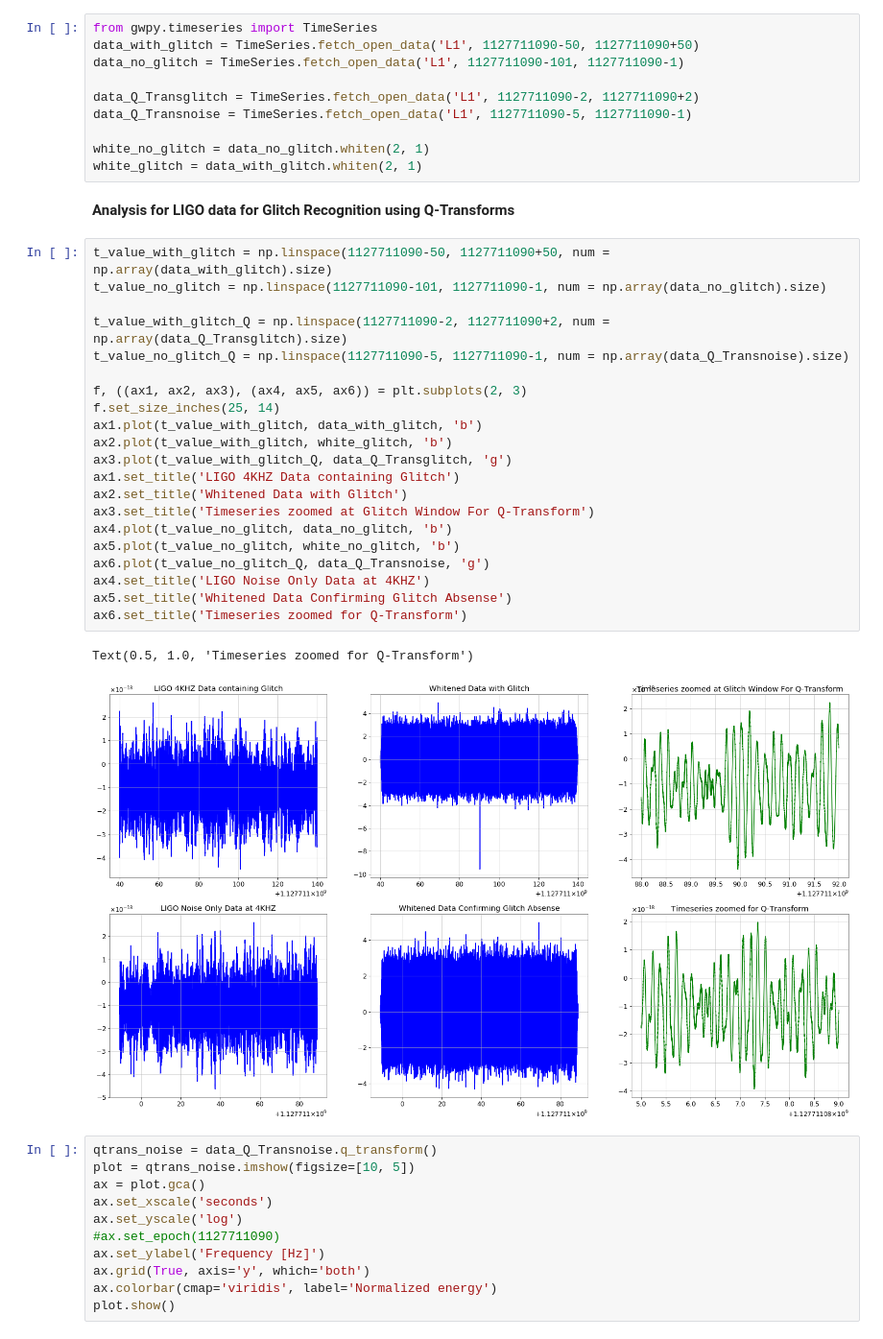
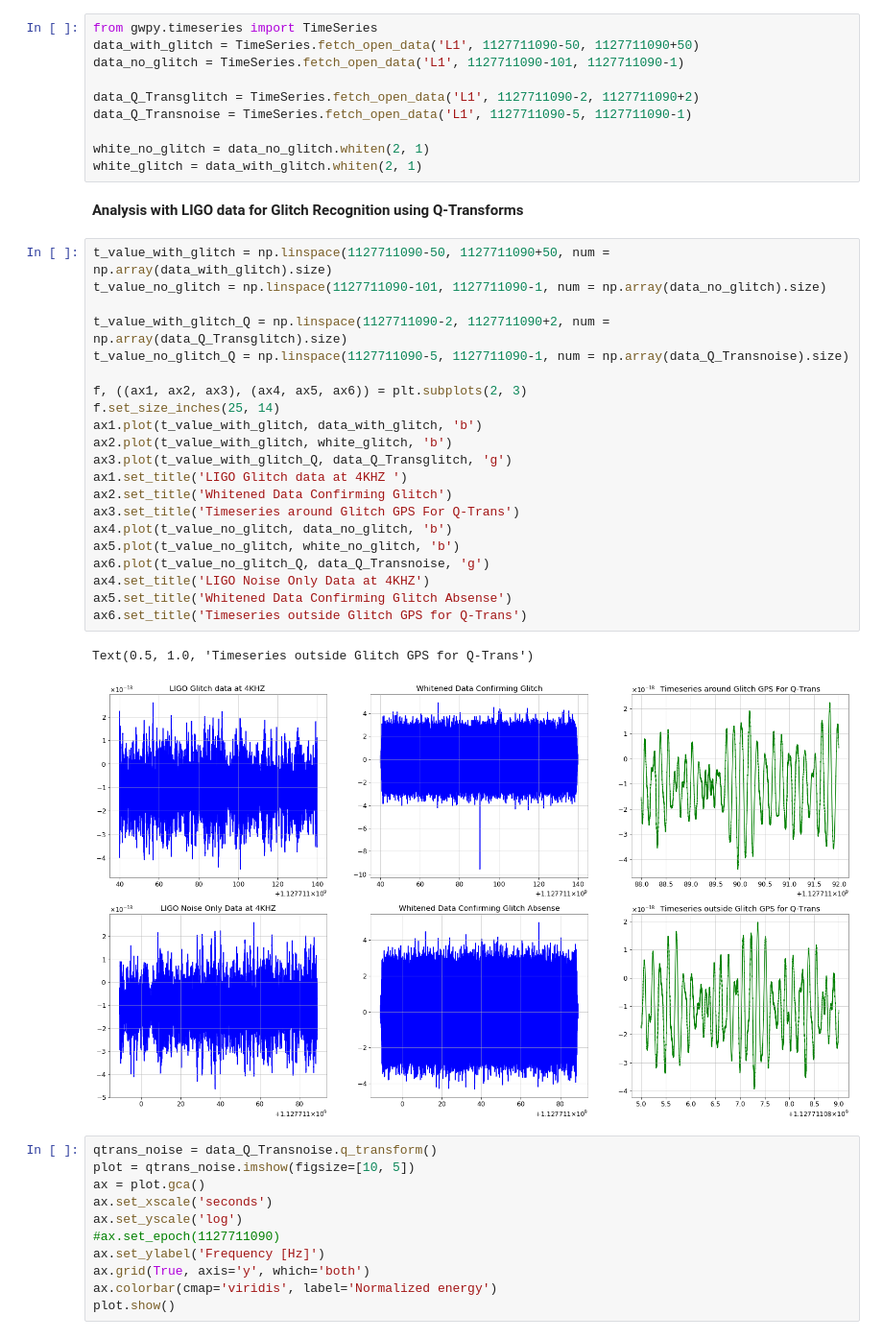
Before and after one commit to SGRGit/gwOsc, a Jupyter notebook: DataPrepBlipGlitches.ipynb, the cells around one changed output. Shown at 96% size. Drawn from its saved outputs; the diff is of its cells as text.

```diff
--- a/DataPrepBlipGlitches.ipynb
+++ b/DataPrepBlipGlitches.ipynb
@@ -52,31 +56,31 @@ data_Q_Transnoise = TimeSeries.fetch_open_data('L1', 1127711090-5, 1127711090-1)
 white_no_glitch = data_no_glitch.whiten(2, 1)
 white_glitch = data_with_glitch.whiten(2, 1)
 # %% [markdown]
-**Analysis for LIGO data for Glitch Recognition using Q-Transforms**
+**Analysis with LIGO data for Glitch Recognition using Q-Transforms**
 # %%
 t_value_with_glitch = np.linspace(1127711090-50, 1127711090+50, num = np.array(data_with_glitch).size)
 t_value_no_glitch = np.linspace(1127711090-101, 1127711090-1, num = np.array(data_no_glitch).size)
 
 t_value_with_glitch_Q = np.linspace(1127711090-2, 1127711090+2, num = np.array(data_Q_Transglitch).size)
 t_value_no_glitch_Q = np.linspace(1127711090-5, 1127711090-1, num = np.array(data_Q_Transnoise).size)
 
 f, ((ax1, ax2, ax3), (ax4, ax5, ax6)) = plt.subplots(2, 3)
 f.set_size_inches(25, 14)
 ax1.plot(t_value_with_glitch, data_with_glitch, 'b')
 ax2.plot(t_value_with_glitch, white_glitch, 'b')
 ax3.plot(t_value_with_glitch_Q, data_Q_Transglitch, 'g')
-ax1.set_title('LIGO 4KHZ Data containing Glitch')
-ax2.set_title('Whitened Data with Glitch')
-ax3.set_title('Timeseries zoomed at Glitch Window For Q-Transform')
+ax1.set_title('LIGO Glitch data at 4KHZ ')
+ax2.set_title('Whitened Data Confirming Glitch')
+ax3.set_title('Timeseries around Glitch GPS For Q-Trans')
 ax4.plot(t_value_no_glitch, data_no_glitch, 'b')
 ax5.plot(t_value_no_glitch, white_no_glitch, 'b')
 ax6.plot(t_value_no_glitch_Q, data_Q_Transnoise, 'g')
 ax4.set_title('LIGO Noise Only Data at 4KHZ')
 ax5.set_title('Whitened Data Confirming Glitch Absense')
-ax6.set_title('Timeseries zoomed for Q-Transform')
+ax6.set_title('Timeseries outside Glitch GPS for Q-Trans')
 # %% [output]
-Text(0.5, 1.0, 'Timeseries zoomed for Q-Transform')
+Text(0.5, 1.0, 'Timeseries outside Glitch GPS for Q-Trans')
-[figure, old version]
+[figure, new version]
 # %%
 qtrans_noise = data_Q_Transnoise.q_transform()
 plot = qtrans_noise.imshow(figsize=[10, 5])
```
Also changed, not shown: parts of 2 cells of this notebook.
